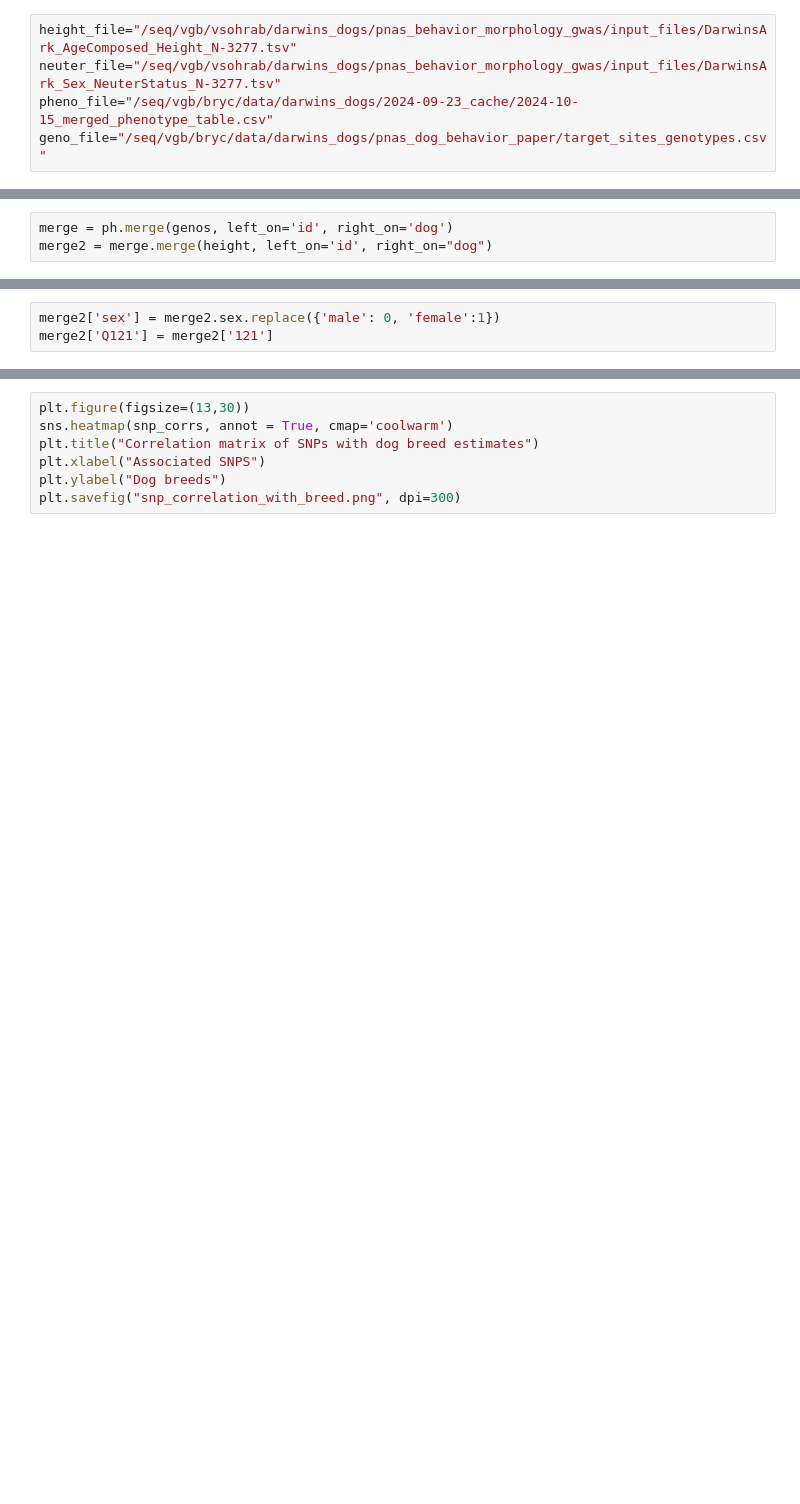
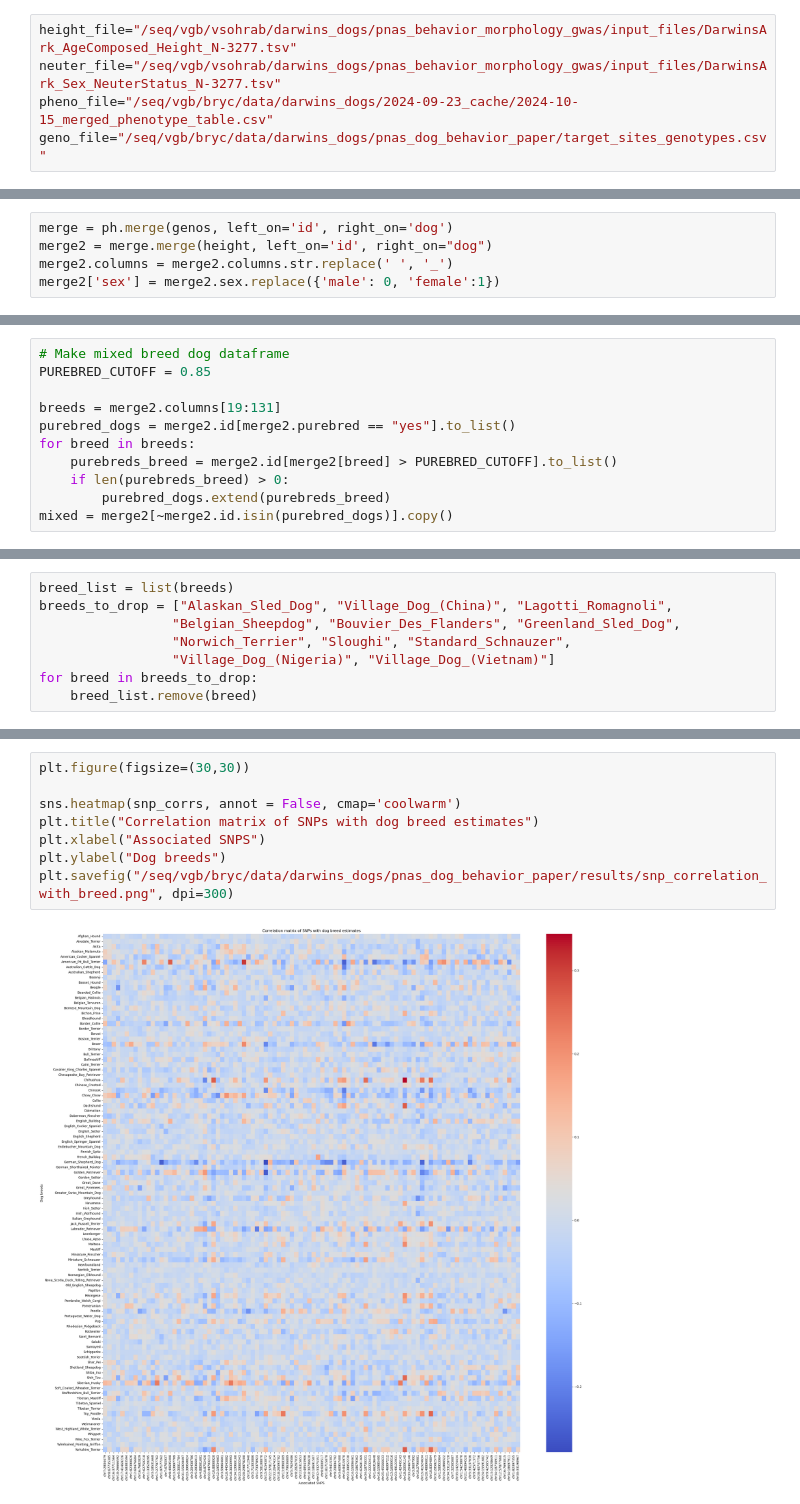
Before and after one commit to broadinstitute/dog_behavioral_gwas_paper, a Jupyter notebook: notebooks/run_predictions.ipynb, the cells around one changed output, grey strips where cells are left out. Saved outputs shown, nothing was run; the diff lists cells and outputs as text; blank space fills up the shorter version.

```diff
--- a/notebooks/run_predictions.ipynb
+++ b/notebooks/run_predictions.ipynb
@@ -46,3 +63,5 @@ ph.columns[:20]
 # %%
 merge = ph.merge(genos, left_on='id', right_on='dog')
 merge2 = merge.merge(height, left_on='id', right_on="dog")
+merge2.columns = merge2.columns.str.replace(' ', '_')
+merge2['sex'] = merge2.sex.replace({'male': 0, 'female':1})
@@ -55,3 +68,11 @@ merge2.hist(column=["chr34:18730331"], by='121')
-# %%
-merge2['sex'] = merge2.sex.replace({'male': 0, 'female':1})
-merge2['Q121'] = merge2['121']
+# %%
+# Make mixed breed dog dataframe
+PUREBRED_CUTOFF = 0.85
+
+breeds = merge2.columns[19:131]
+purebred_dogs = merge2.id[merge2.purebred == "yes"].to_list()
+for breed in breeds:
+    purebreds_breed = merge2.id[merge2[breed] > PUREBRED_CUTOFF].to_list()
+    if len(purebreds_breed) > 0:
+        purebred_dogs.extend(purebreds_breed)
+mixed = merge2[~merge2.id.isin(purebred_dogs)].copy()
@@ -88 +156,9 @@ merge2.columns[30:100]
+# %%
+breed_list = list(breeds)
+breeds_to_drop = ["Alaskan_Sled_Dog", "Village_Dog_(China)", "Lagotti_Romagnoli",
+                 "Belgian_Sheepdog", "Bouvier_Des_Flanders", "Greenland_Sled_Dog",
+                 "Norwich_Terrier", "Sloughi", "Standard_Schnauzer",
+                 "Village_Dog_(Nigeria)", "Village_Dog_(Vietnam)"]
+for breed in breeds_to_drop:
+    breed_list.remove(breed)
 # %%
@@ -102,7 +171,10 @@ snp_corrs.style.background_gradient(cmap='coolwarm', axis=None)
 # %%
-plt.figure(figsize=(13,30))
-sns.heatmap(snp_corrs, annot = True, cmap='coolwarm')
+plt.figure(figsize=(30,30))
+
+sns.heatmap(snp_corrs, annot = False, cmap='coolwarm')
 plt.title("Correlation matrix of SNPs with dog breed estimates")
 plt.xlabel("Associated SNPS")
 plt.ylabel("Dog breeds")
-plt.savefig("snp_correlation_with_breed.png", dpi=300)
+plt.savefig("/seq/vgb/bryc/data/darwins_dogs/pnas_dog_behavior_paper/results/snp_correlation_with_breed.png", dpi=300)
+# %% [output]
+[figure, added]
```
Also changed, not shown: parts of 23 cells of this notebook, 4 other files.
